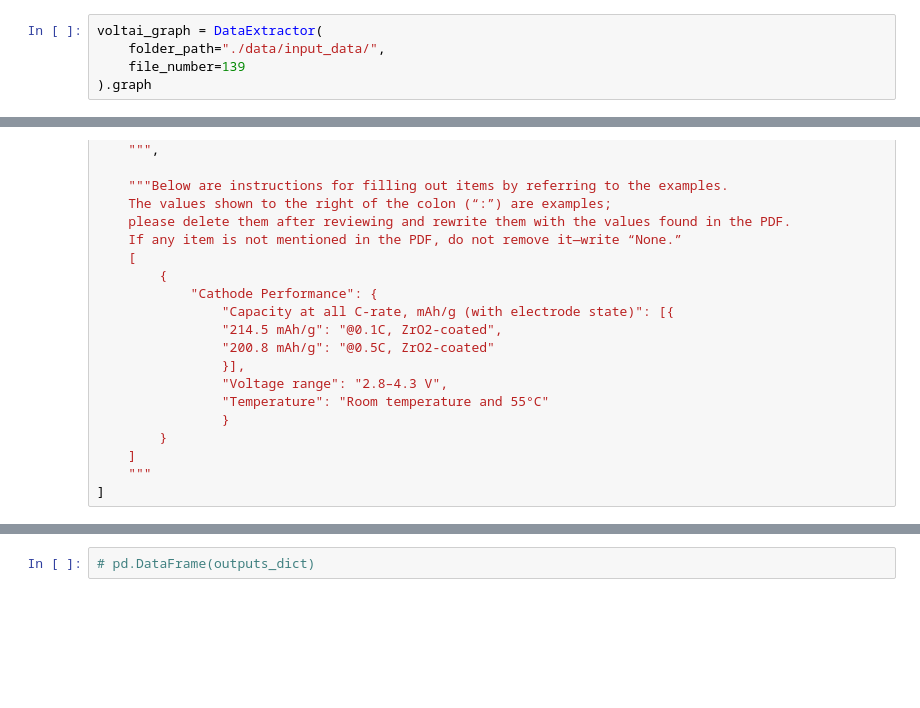
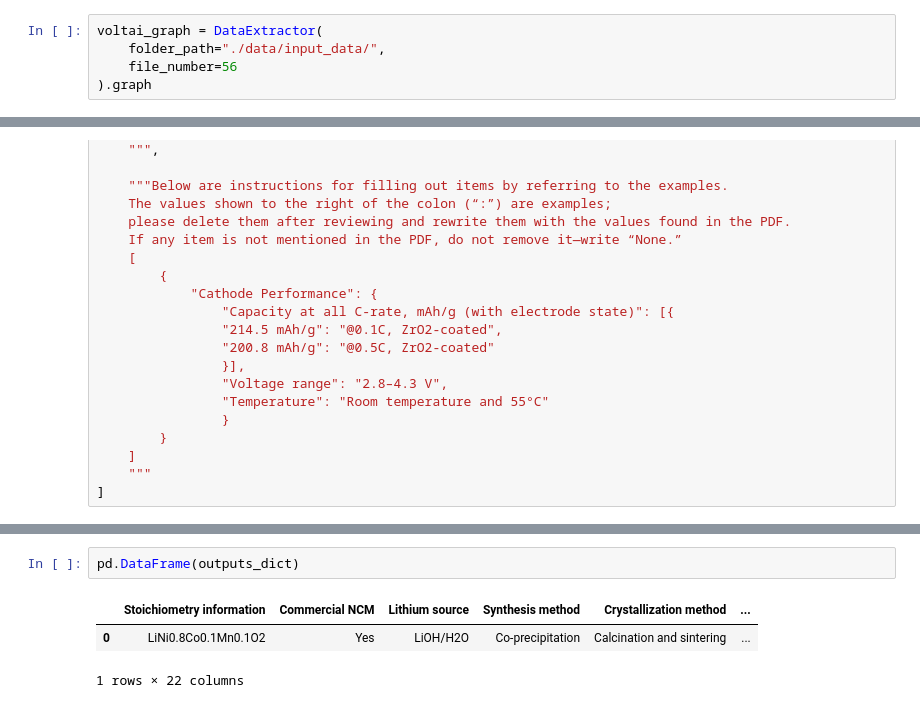
Before and after one commit to AIFFEL-VOLTAI/VOLTAI, a Jupyter notebook: main.ipynb, the cells around one changed output, grey strips where cells are left out. Drawn from its saved outputs; the diff is of its cells as text; blank space fills up the shorter version.

```diff
--- a/main.ipynb
+++ b/main.ipynb
@@ -19,7 +19,7 @@ os.environ["LANGCHAIN_PROJECT"] = "Multi-agent Collaboration"
 # %%
 voltai_graph = DataExtractor(
     folder_path="./data/input_data/",
-    file_number=139
+    file_number=56
 ).graph
 # %%
 # config 설정(재귀 최대 횟수, thread_id)
@@ -154,2 +191,6 @@ pprint.pprint(outputs_dict)
 # %%
-# pd.DataFrame(outputs_dict)
+pd.DataFrame(outputs_dict)
+# %% [output]
+|  | Stoichiometry information | Commercial NCM | Lithium source | Synthesis method | Crystallization method | ... |
+| 0 | LiNi0.8Co0.1Mn0.1O2 | Yes | LiOH/H2O | Co-precipitation | Calcination and sintering | ... |
+1 rows × 22 columns
```
Also changed, not shown: parts of 4 cells of this notebook, 1 other file.
